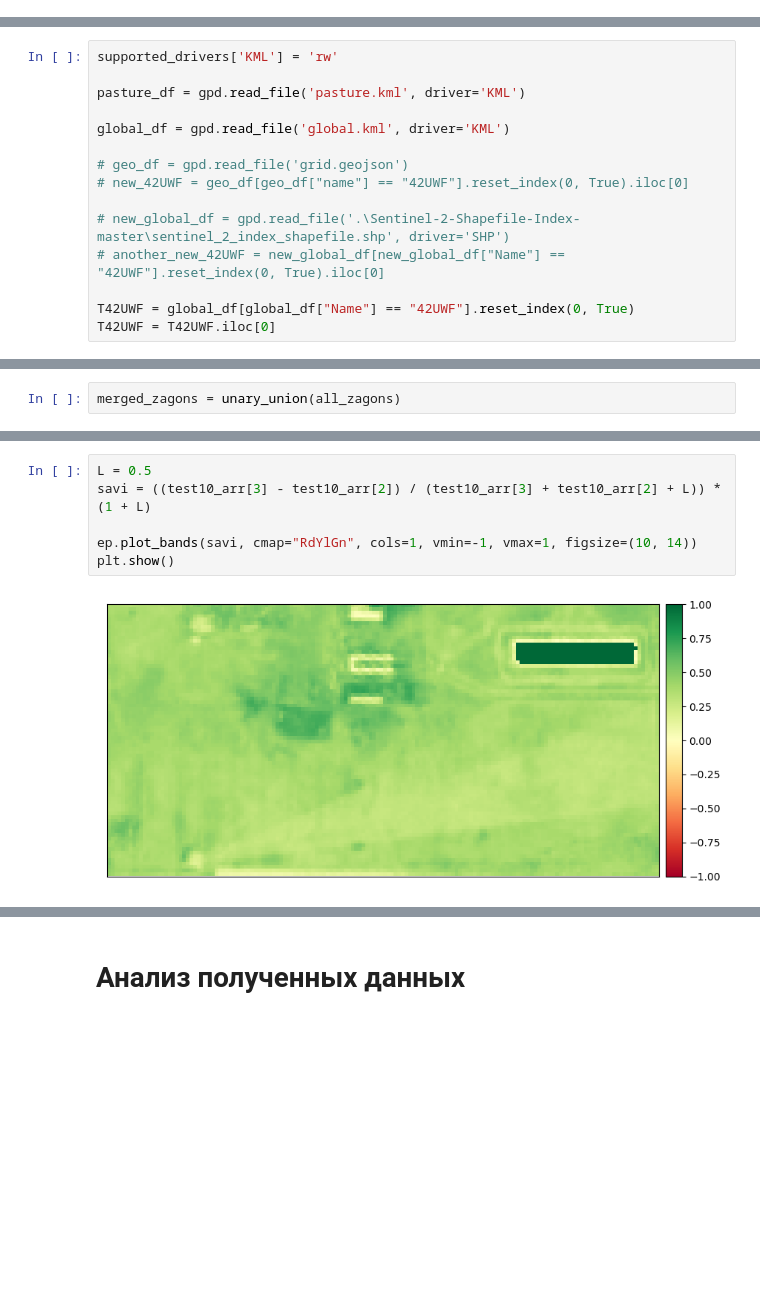
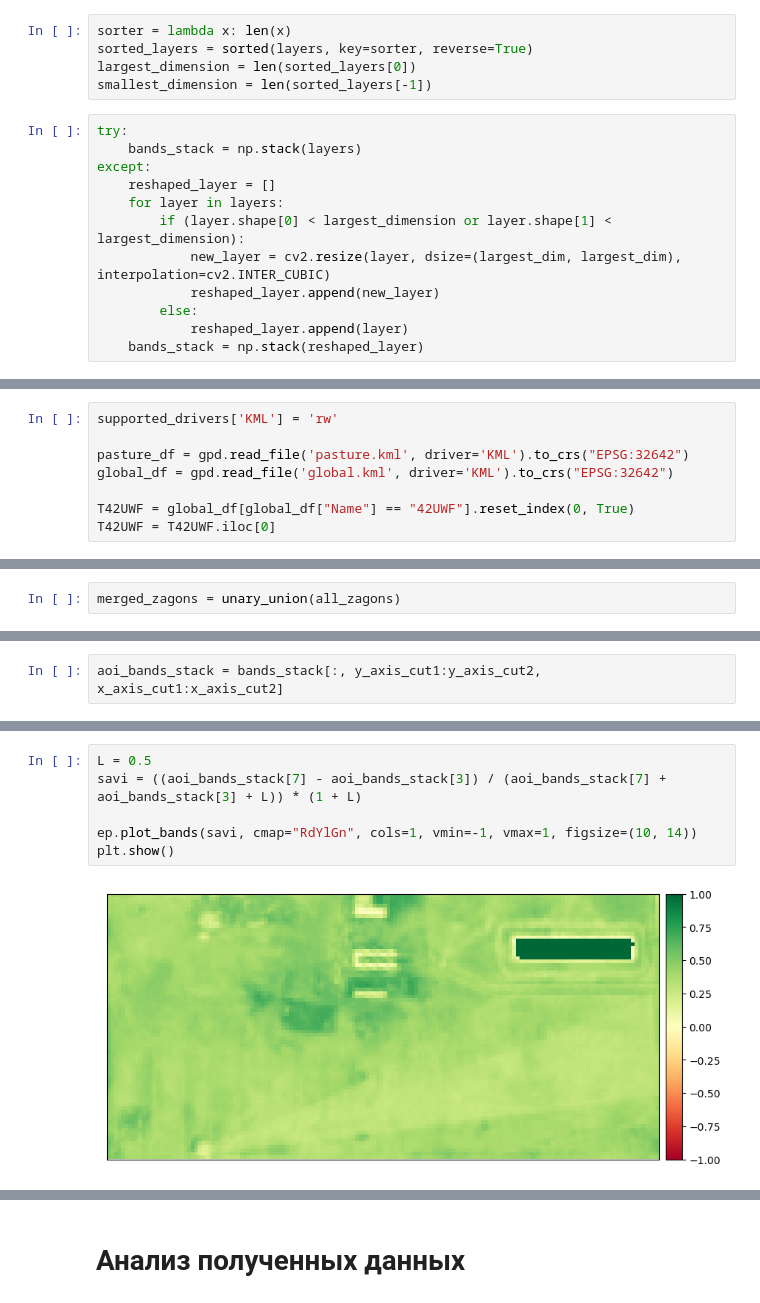
Before and after one commit to Yerlan999/CowsGPSTracker-KazATU, a Jupyter notebook: RealWorld_PastureAnanysisGPSbased.ipynb, the cells around one changed output, grey strips where cells are left out. Cells and saved outputs as stored; diff of their text form; blank space fills up the shorter version.

Commit message:
got images cut by coordinates. +refactoring

```diff
--- a/RealWorld_PastureAnanysisGPSbased.ipynb
+++ b/RealWorld_PastureAnanysisGPSbased.ipynb
@@ -104,0 +71,17 @@ orig_image_width, orig_image_height = arr10_st.shape[1], arr10_st.shape[2]
+# %%
+sorter = lambda x: len(x)
+sorted_layers = sorted(layers, key=sorter, reverse=True)
+largest_dimension = len(sorted_layers[0])
+smallest_dimension = len(sorted_layers[-1])
+# %%
+try:
+    bands_stack = np.stack(layers)
+except:
+    reshaped_layer = []
+    for layer in layers:
+        if (layer.shape[0] < largest_dimension or layer.shape[1] < largest_dimension):
+            new_layer = cv2.resize(layer, dsize=(largest_dim, largest_dim), interpolation=cv2.INTER_CUBIC)
+            reshaped_layer.append(new_layer)
+        else:
+            reshaped_layer.append(layer)
+    bands_stack = np.stack(reshaped_layer)
@@ -107,15 +92,8 @@ orig_image_width, orig_image_height = arr10_st.shape[1], arr10_st.shape[2]
 # %%
 supported_drivers['KML'] = 'rw'
 
-pasture_df = gpd.read_file('pasture.kml', driver='KML')
-
-global_df = gpd.read_file('global.kml', driver='KML')
-
-# geo_df = gpd.read_file('grid.geojson')
-# new_42UWF = geo_df[geo_df["name"] == "42UWF"].reset_index(0, True).iloc[0]
-
-# new_global_df = gpd.read_file('.\Sentinel-2-Shapefile-Index-master\sentinel_2_index_shapefile.shp', driver='SHP')
-# another_new_42UWF = new_global_df[new_global_df["Name"] == "42UWF"].reset_index(0, True).iloc[0]
+pasture_df = gpd.read_file('pasture.kml', driver='KML').to_crs("EPSG:32642")
+global_df = gpd.read_file('global.kml', driver='KML').to_crs("EPSG:32642")
 
 T42UWF = global_df[global_df["Name"] == "42UWF"].reset_index(0, True)
 T42UWF = T42UWF.iloc[0]
@@ -463,0 +135,2 @@ mx7 = ma.masked_array(ndvi, mask=mask7.reshape(height, width))
+# %%
+aoi_bands_stack = bands_stack[:, y_axis_cut1:y_axis_cut2, x_axis_cut1:x_axis_cut2]
@@ -528,9 +268,9 @@ print("Загон №7. Геометрическое среднее значен
 # %%
 L = 0.5
-savi = ((test10_arr[3] - test10_arr[2]) / (test10_arr[3] + test10_arr[2] + L)) * (1 + L)
+savi = ((aoi_bands_stack[7] - aoi_bands_stack[3]) / (aoi_bands_stack[7] + aoi_bands_stack[3] + L)) * (1 + L)
 
 ep.plot_bands(savi, cmap="RdYlGn", cols=1, vmin=-1, vmax=1, figsize=(10, 14))
 plt.show()
 # %% [output]
-[figure, old version]
+[figure, new version]
 # %%
```
Also changed, not shown: parts of 69 cells of this notebook, 4 other files.
